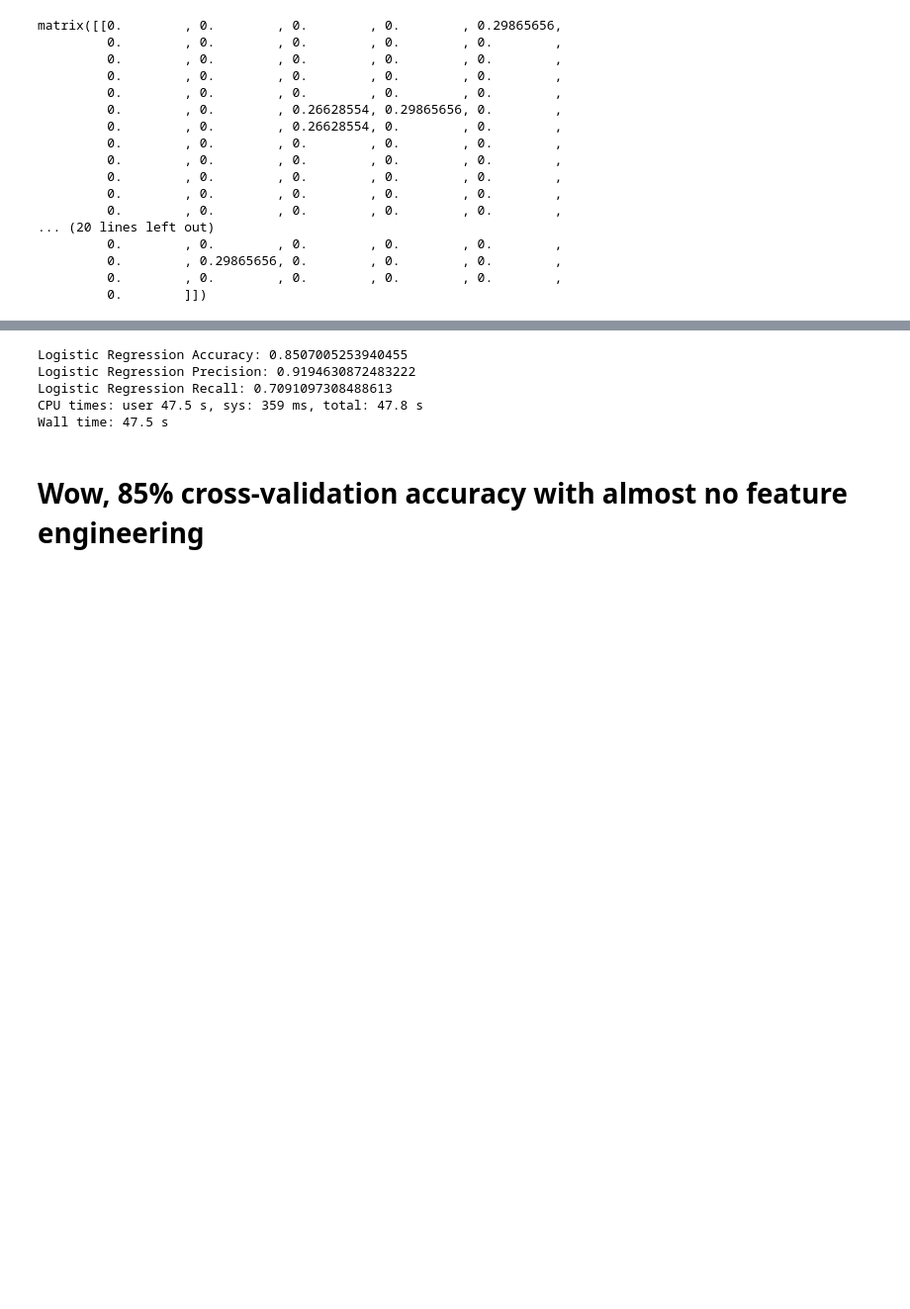
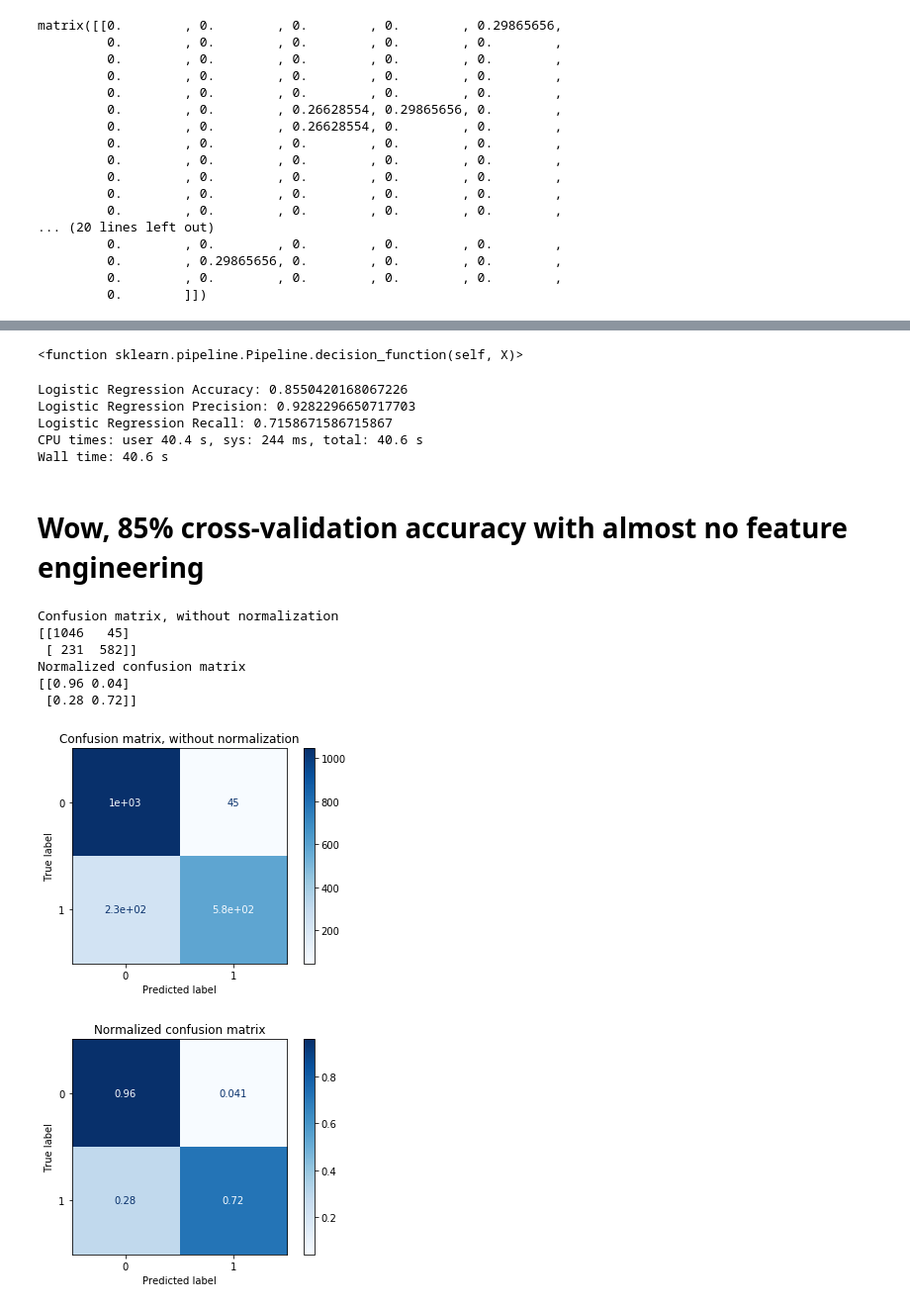
Before and after one commit to bruinAlex/disaster_tweet_kaggle, a Jupyter notebook: log_regression_tfidf.ipynb, the cells around one changed output, grey strips where cells are left out. Shown at 99% size. Saved outputs shown, nothing was run; the diff lists cells and outputs as text; code cells hidden in the pictures; blank space fills up the shorter version.

Commit message:
started featureunion notebook; added confusion matrix to lr_tfidf

```diff
--- a/log_regression_tfidf.ipynb
+++ b/log_regression_tfidf.ipynb
@@ -230,3 +264,10 @@ Pipeline(memory=None,
+# %%
+pipe.decision_function
+# %% [output]
+<function sklearn.pipeline.Pipeline.decision_function(self, X)>
+# %%
+# Split the data into a training set and a test set
+X_train, X_test, y_train, y_test = train_test_split(train_df['text'], train_df['target'], random_state=42)
 # %%
 %%time
 # Predicting with a test dataset
@@ -237,10 +278,10 @@ print("Logistic Regression Accuracy:",metrics.accuracy_score(y_test, predicted))
 print("Logistic Regression Precision:",metrics.precision_score(y_test, predicted))
 print("Logistic Regression Recall:",metrics.recall_score(y_test, predicted))
 # %% [output]
-Logistic Regression Accuracy: 0.8507005253940455
-Logistic Regression Precision: 0.9194630872483222
-Logistic Regression Recall: 0.7091097308488613
-CPU times: user 47.5 s, sys: 359 ms, total: 47.8 s
-Wall time: 47.5 s
+Logistic Regression Accuracy: 0.8550420168067226
+Logistic Regression Precision: 0.9282296650717703
+Logistic Regression Recall: 0.7158671586715867
+CPU times: user 40.4 s, sys: 244 ms, total: 40.6 s
+Wall time: 40.6 s
 # %% [markdown]
 # Wow, 85% cross-validation accuracy with almost no feature engineering
@@ -246,0 +290,30 @@ Wall time: 47.5 s
+# %%
+np.set_printoptions(precision=2)
+
+# Plot non-normalized confusion matrix
+titles_options = [("Confusion matrix, without normalization", None),
+                  ("Normalized confusion matrix", 'true')]
+for title, normalize in titles_options:
+    disp = metrics.plot_confusion_matrix(pipe,
+                                         X_test,
+                                         y_test,
+#                                  display_labels=class_names,
+                                 display_labels=pipe.classes_,
+                                 cmap=plt.cm.Blues,
+                                 normalize=normalize
+                                        )
+    disp.ax_.set_title(title)
+
+    print(title)
+    print(disp.confusion_matrix)
+
+plt.show()
+# %% [output]
+Confusion matrix, without normalization
+[[1046   45]
+ [ 231  582]]
+Normalized confusion matrix
+[[0.96 0.04]
+ [0.28 0.72]]
+[figure, added]
+[figure, added]
```
Also changed, not shown: parts of 11 cells of this notebook, 1 other file.
